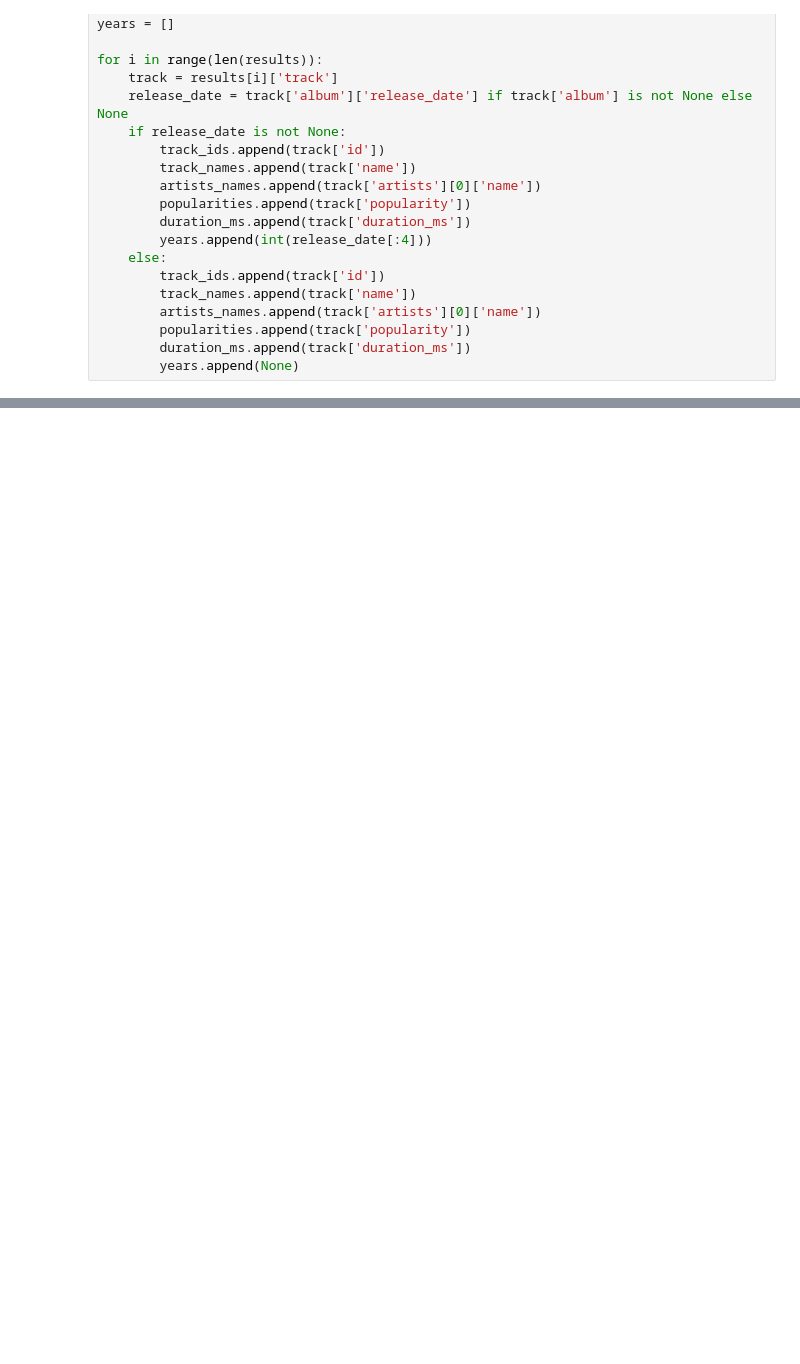
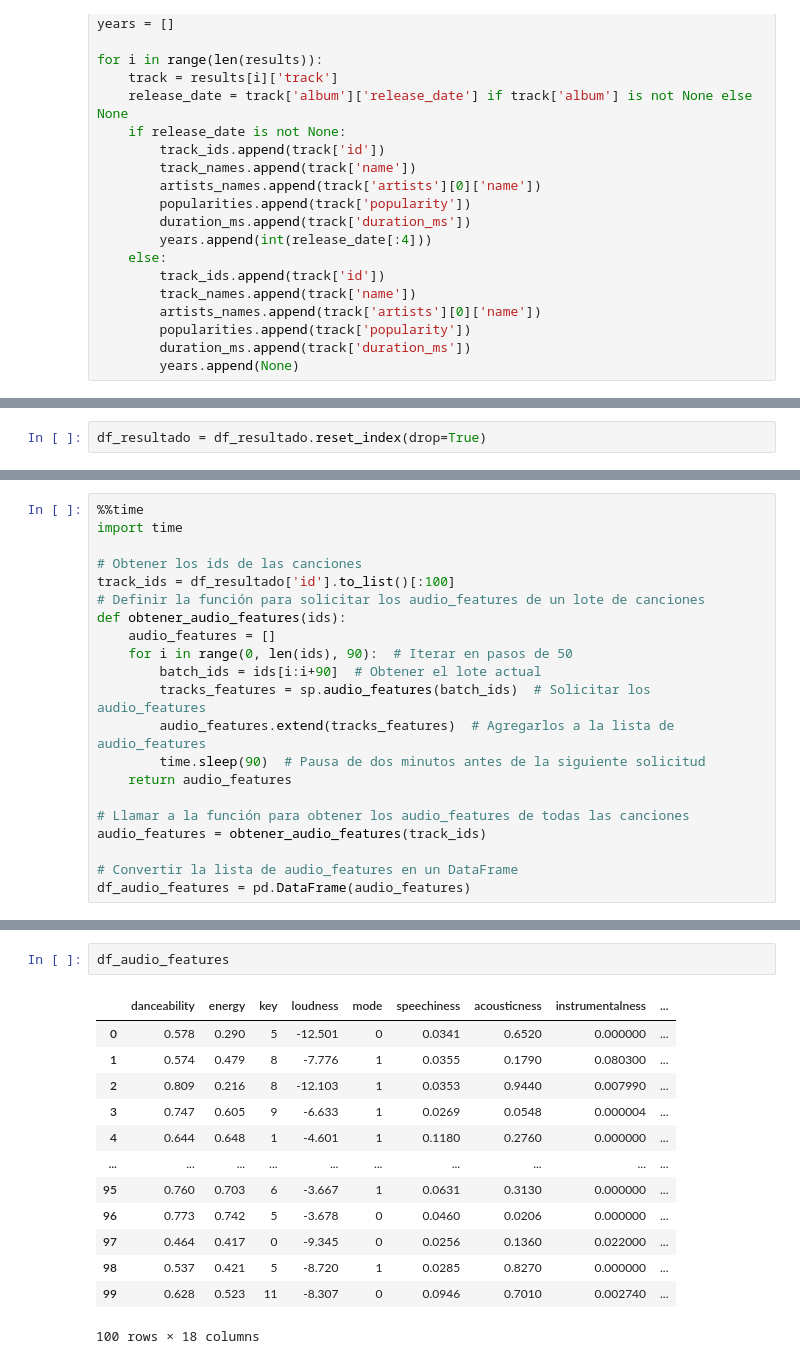
Before and after one commit to santiago20054/Spoti-Pop, a Jupyter notebook: Spoti_NB.ipynb, the cells around one changed output, grey strips where cells are left out. Saved outputs shown, nothing was run; the diff lists cells and outputs as text; blank space fills up the shorter version.

Commit message:
commit para traer features

```diff
--- a/Spoti_NB.ipynb
+++ b/Spoti_NB.ipynb
@@ -94,0 +126,2 @@ memory usage: 148.3+ KB
+# %%
+df_resultado = df_resultado.reset_index(drop=True)
@@ -94,0 +144,21 @@ memory usage: 148.3+ KB
+# %%
+%%time
+import time
+
+# Obtener los ids de las canciones
+track_ids = df_resultado['id'].to_list()[:100]
+# Definir la función para solicitar los audio_features de un lote de canciones
+def obtener_audio_features(ids):
+    audio_features = []
+    for i in range(0, len(ids), 90):  # Iterar en pasos de 50
+        batch_ids = ids[i:i+90]  # Obtener el lote actual
+        tracks_features = sp.audio_features(batch_ids)  # Solicitar los audio_features
+        audio_features.extend(tracks_features)  # Agregarlos a la lista de audio_features
+        time.sleep(90)  # Pausa de dos minutos antes de la siguiente solicitud
+    return audio_features
+
+# Llamar a la función para obtener los audio_features de todas las canciones
+audio_features = obtener_audio_features(track_ids)
+
+# Convertir la lista de audio_features en un DataFrame
+df_audio_features = pd.DataFrame(audio_features)
@@ -94,0 +168,16 @@ memory usage: 148.3+ KB
+# %%
+df_audio_features
+# %% [output]
+|  | danceability | energy | key | loudness | mode | speechiness | acousticness | instrumentalness | ... |
+| 0 | 0.578 | 0.290 | 5 | -12.501 | 0 | 0.0341 | 0.6520 | 0.000000 | ... |
+| 1 | 0.574 | 0.479 | 8 | -7.776 | 1 | 0.0355 | 0.1790 | 0.080300 | ... |
+| 2 | 0.809 | 0.216 | 8 | -12.103 | 1 | 0.0353 | 0.9440 | 0.007990 | ... |
+| 3 | 0.747 | 0.605 | 9 | -6.633 | 1 | 0.0269 | 0.0548 | 0.000004 | ... |
+| 4 | 0.644 | 0.648 | 1 | -4.601 | 1 | 0.1180 | 0.2760 | 0.000000 | ... |
+| ... | ... | ... | ... | ... | ... | ... | ... | ... | ... |
+| 95 | 0.760 | 0.703 | 6 | -3.667 | 1 | 0.0631 | 0.3130 | 0.000000 | ... |
+| 96 | 0.773 | 0.742 | 5 | -3.678 | 0 | 0.0460 | 0.0206 | 0.000000 | ... |
+| 97 | 0.464 | 0.417 | 0 | -9.345 | 0 | 0.0256 | 0.1360 | 0.022000 | ... |
+| 98 | 0.537 | 0.421 | 5 | -8.720 | 1 | 0.0285 | 0.8270 | 0.000000 | ... |
+| 99 | 0.628 | 0.523 | 11 | -8.307 | 0 | 0.0946 | 0.7010 | 0.002740 | ... |
+100 rows × 18 columns
```
Also changed, not shown: parts of 10 cells of this notebook, 3 other files.
